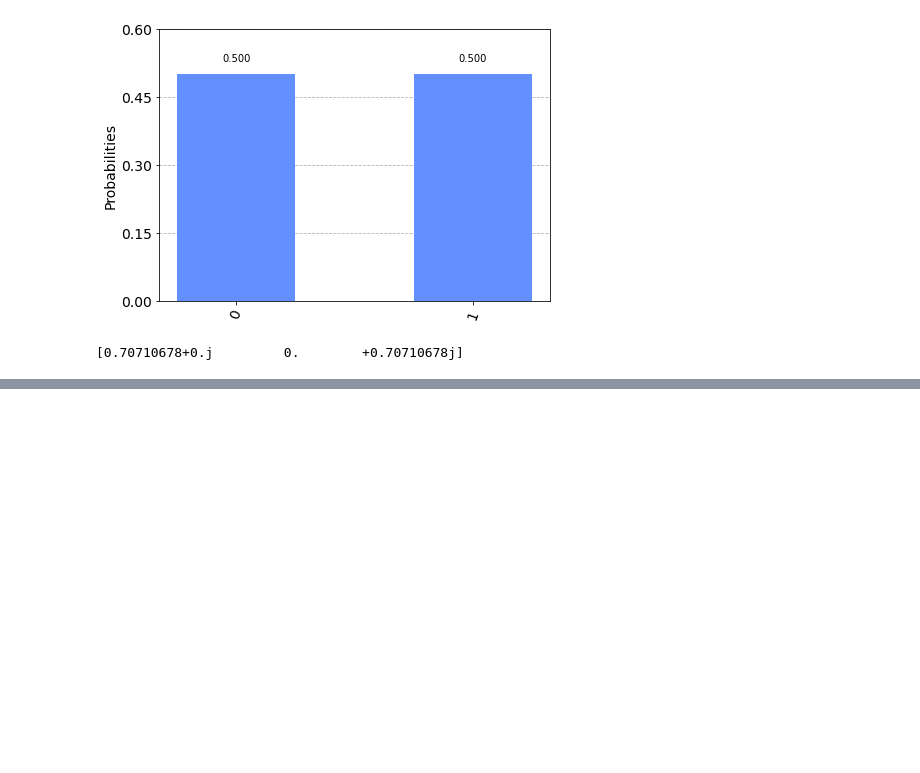
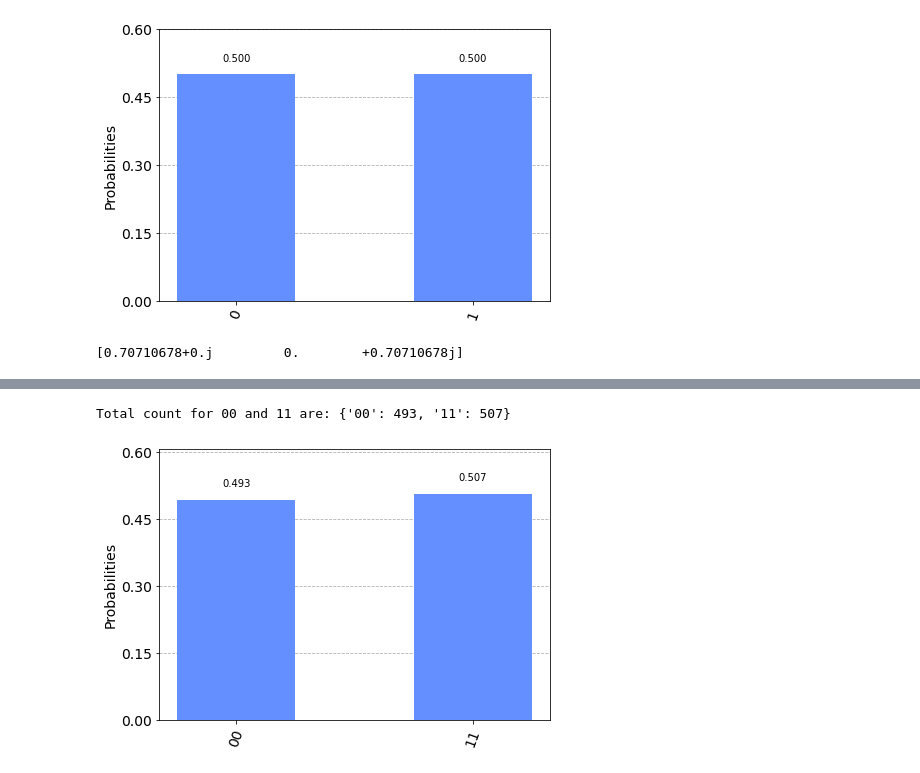
Before and after one commit to fzn0728/qiskit, a Jupyter notebook: qiskit_tutorial.ipynb, the cells around one changed output, grey strips where cells are left out. Cells and saved outputs as stored; diff of their text form; code cells hidden in the pictures; blank space fills up the shorter version.

Commit message:
qiskit learning

```diff
--- a/qiskit_tutorial.ipynb
+++ b/qiskit_tutorial.ipynb
@@ -164,0 +176,15 @@ VBox(children=(Label(value='State Vector:'), HBox(children=(Text(value='[1, 0]',
+# %%
+import numpy as np
+from qiskit import (
+    QuantumCircuit,
+    execute,
+    Aer
+)
+
+from qiskit.visualization import plot_histogram
+circuit = QuantumCircuit(2,2)
+circuit.h(0)
+circuit.cx(0,1)
+circuit.measure([0,1],[0,1])
+
+circuit.draw()
@@ -164,0 +199,12 @@ VBox(children=(Label(value='State Vector:'), HBox(children=(Text(value='[1, 0]',
+# %%
+simulator = Aer.get_backend('qasm_simulator')
+job = execute(circuit, simulator, shots=1000)
+result = job.result()
+counts = result.get_counts(circuit)
+print('\nTotal count for 00 and 11 are:', counts)
+# %% [output]
+Total count for 00 and 11 are: {'00': 493, '11': 507}
+# %%
+plot_histogram(counts)
+# %% [output]
+[figure, added]
```
Also changed, not shown: parts of 2 cells of this notebook.
